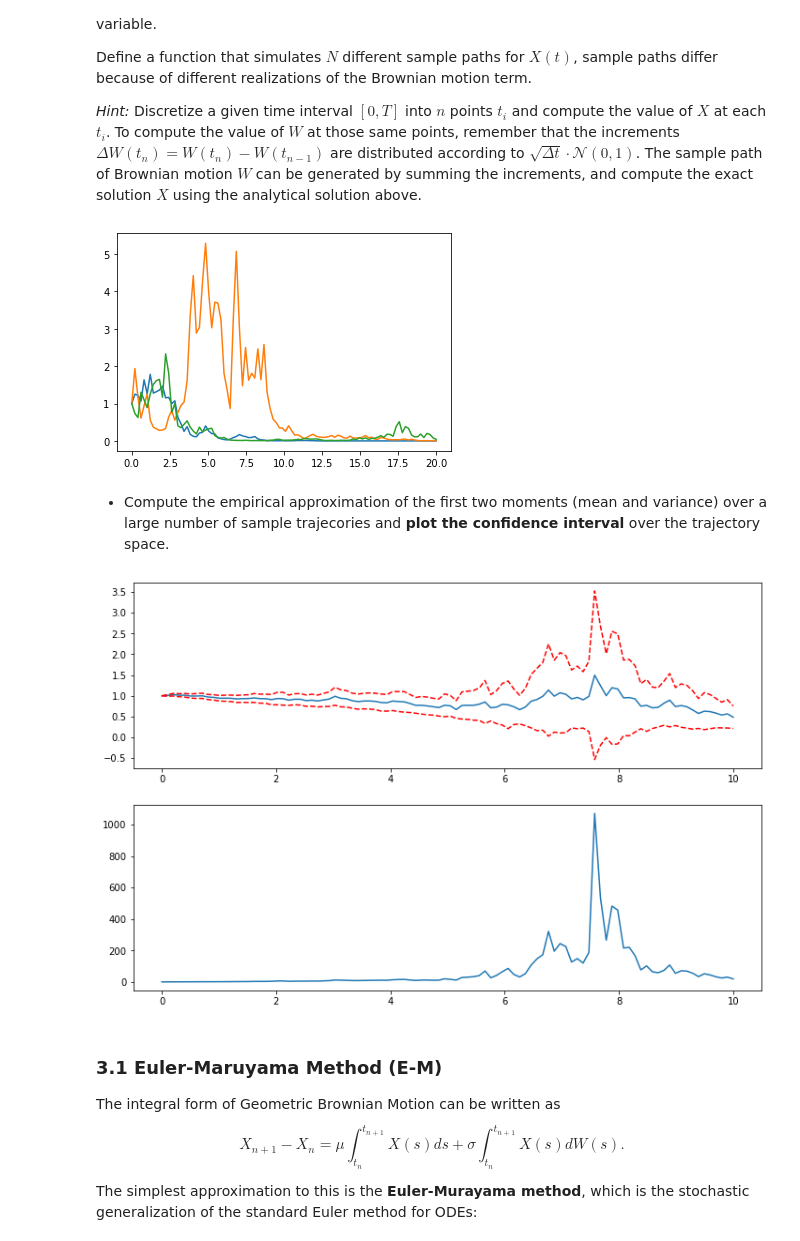
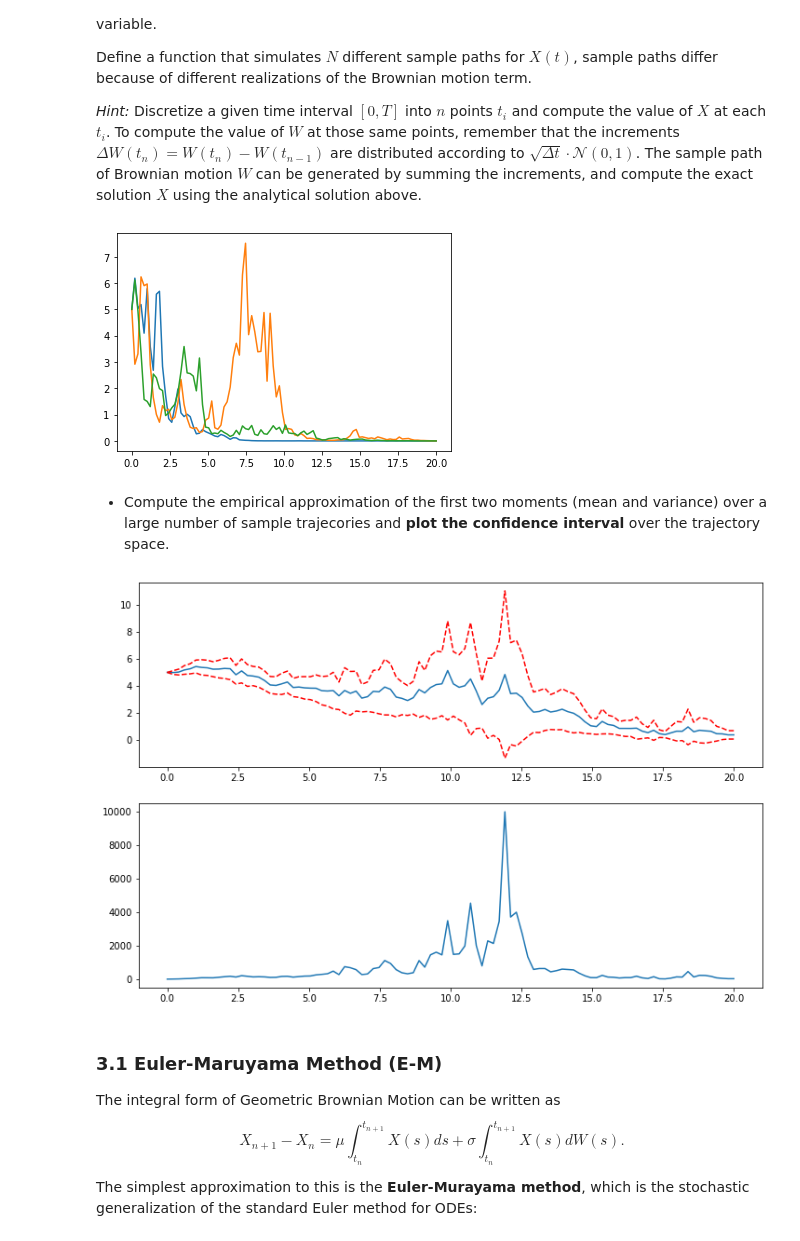
Before and after one commit to cima22/stochastic_modelling_and_simulation, a Jupyter notebook: sde/Homework_SDE.ipynb, the cells around one changed output. Cells and saved outputs as stored; diff of their text form; code cells hidden in the pictures.

```diff
--- a/sde/Homework_SDE.ipynb
+++ b/sde/Homework_SDE.ipynb
@@ -159,15 +159,15 @@ Define a function that simulates $N$ different sample paths for $X(t)$, sample p
 
 *Hint:* Discretize a given time interval $[0,T]$ into $n$ points $t_i$ and compute the value of $X$ at each $t_i$. To compute the value of $W$ at those same points, remember that the increments $\Delta W(t_n)=W(t_n)−W(t_{n−1})$ are distributed according to $\sqrt{\Delta t}\cdot\mathcal{N}(0,1)$. The sample path of Brownian motion $W$ can be generated by summing the increments, and compute the exact solution $X$ using the analytical solution above.
 # %%
-def delta_noise_sequence(T,n):
+def delta_noise_sequence(T, discr_points):
     """
-    Computed the values of the stochastic term, from 0 to time T using n discretization points.
+    Compute the values of the stochastic term, from 0 to time T using n discretization points.
 
     Parameters
     ----------
     T : float
         Final time step of the sequence of stochastic terms.
-    n : integer
+    discr_points : integer
         Number of time steps in the interval [0,T]
 
     Returns
@@ -176,9 +176,9 @@ def delta_noise_sequence(T,n):
         Array representing the n realizations of the difference of the stochastic term.
     """
 
-    sqrt_dt = np.sqrt(T / (n - 1))
+    sqrt_dt = np.sqrt(T / (discr_points - 1))
 
-    return [np.random.normal() * sqrt_dt if i != 0 else 0 for i in range(n)]
+    return [np.random.normal() * sqrt_dt if i != 0 else 0 for i in range(discr_points)]
 
 def simulate_n_gbm(T, discr_points, x0, mu, sigma, n=10):
     """
@@ -201,35 +201,38 @@ def simulate_n_gbm(T, discr_points, x0, mu, sigma, n=10):
         Number of paths to simulate
 
     Returns
     -------
     out : np.ndarray
         Matrix representing the n paths. Every row is a path, every comlumn a time step.
     """
 
     X = np.zeros((n,discr_points))
     t = np.linspace(0,T,discr_points)
     X[:,0] = x0 * np.ones(n)
 
     for i in range(n):
         delta_w = delta_noise_sequence(T,discr_points)
         w = np.zeros(discr_points)
         w[1] = delta_w[1]
         for k in range(2,discr_points):
             w[k] = delta_w[k] + w[k-1]
 
         X[i,1:] = x0*np.exp((mu - (sigma**2)/2)*t[1:] + sigma*w[1:])
 
     return X
 
 T = 20
 n_points = 100
 t = np.linspace(0,T,n_points)
 n = 3
+x0 = 5
+mu = 0
+sigma = 1
 
-X = simulate_n_gbm(T = T, discr_points = n_points, x0 = 1, mu = 0, sigma = 1, n = n)
+X = simulate_n_gbm(T = T, discr_points = n_points, x0 = x0, mu = mu, sigma = sigma, n = n)
 _ = [plt.plot(t,X[i,:]) for i in range (n)]
 # %% [output]
-[figure, old version]
+[figure, new version]
 # %% [markdown]
 - Compute the empirical approximation of the first two moments (mean and variance) over a large number of sample trajecories and **plot the confidence interval** over the trajectory space.
 # %%
@@ -275,11 +278,11 @@ def gbm_mean_variance(T, discr_points, x0, mu, sigma, n=100, alpha=0.95):
 
     return M,CI
 # %%
-T = 10
+T = 20
 n_points = 100
 t = np.linspace(0,T,n_points)
 
-M, CI = gbm_mean_variance(T, n_points, x0 = 1, mu = 0, sigma = 1, n = 1000)
+M, CI = gbm_mean_variance(T, n_points, x0 = x0, mu = mu, sigma = sigma, n = 1000)
 
 _, (ax1, ax2) = plt.subplots(nrows=2, ncols=1, figsize = (12, 8))
 
@@ -289,7 +292,7 @@ ax1.plot(t,M[0,:] - CI[0,:],linestyle="dashed",color="r")
 
 _ = ax2.plot(t,M[1,:])
 # %% [output]
-[figure, old version]
+[figure, new version]
 # %% [markdown]
 ### 3.1 Euler-Maruyama Method (E-M)
 
```
Also changed, not shown: parts of 6 cells of this notebook.
